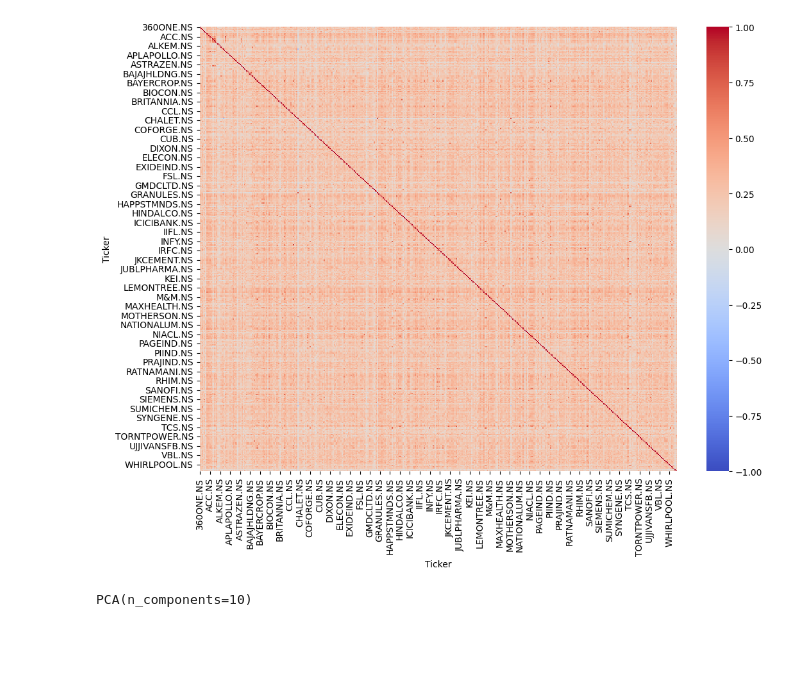
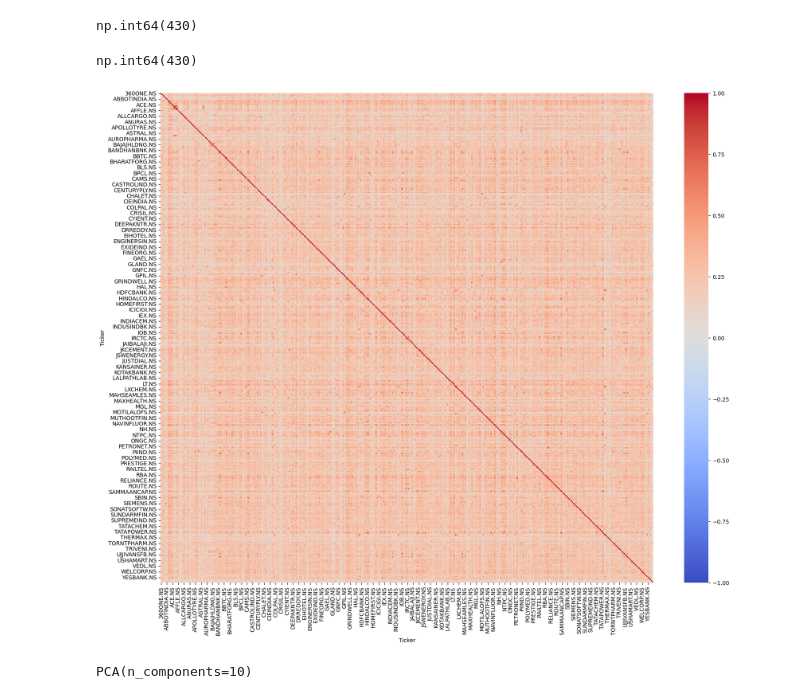
Before and after one commit to Abhisek-Gupta/eigenPortfolio, a Jupyter notebook: nifty500_5y_1w/nifty500_1w_simulation.ipynb, the cells around one changed output. Saved outputs shown, nothing was run; the diff lists cells and outputs as text; code cells hidden in the pictures; blank space fills up the shorter version.

```diff
--- a/nifty500_5y_1w/nifty500_1w_simulation.ipynb
+++ b/nifty500_5y_1w/nifty500_1w_simulation.ipynb
@@ -69,0 +35,11 @@ nifty500_index = yf.download('^CRSLDX', period='5y', interval='1wk')
+# %%
+tickers = nifty500_df['Symbol'].astype('str') + '.NS'
+tickers_list = tickers.to_list()
+
+# 2 years:
+# raw_train_data = yf.download(tickers_list, start='2020-04-01', end='2024-03-31', interval='1wk')
+# raw_test_data = yf.download(tickers_list, start='2024-04-01', interval='1wk')
+
+# 1 year:
+raw_train_data = yf.download(tickers_list, start='2021-04-01', end='2025-03-31', interval='1wk')
+raw_test_data = yf.download(tickers_list, start='2025-04-01', interval='1wk')
@@ -70,3 +60,4 @@ nifty500_index = yf.download('^CRSLDX', period='5y', interval='1wk')
 # %%
-closing_prices = raw_data['Close']
+close_train_prices = raw_train_data['Close']
+close_test_prices = raw_test_data['Close']
 benchmark = nifty500_index['Close']
@@ -77,13 +111,29 @@ X_train, X_test, Y_train, Y_test = train_test_split(closing_prices, benchmark, t
+# %%
+common_cols = close_train_prices.columns.intersection(close_test_prices.columns)
+
+valid_cols = [
+    c for c in common_cols
+    if close_train_prices[c].notna().all() and close_test_prices[c].notna().all()
+]
+
+close_train_prices = close_train_prices.loc[:, valid_cols]
+close_test_prices = close_test_prices.loc[:, valid_cols]
+# %%
+display(close_train_prices.columns.value_counts().sum())
+display(close_test_prices.columns.value_counts().sum())
+# %% [output]
+np.int64(430)
+np.int64(430)
 # %%
-log_returns = np.log(X_train/X_train.shift(1)).dropna()
+log_returns = np.log(close_train_prices/close_train_prices.shift(1)).dropna()
 # %%
 corr_matrix = log_returns.corr()
 
-plt.figure(figsize=(12,9))
+plt.figure(figsize=(20, 16))
 sns.heatmap(corr_matrix, cmap='coolwarm', vmin=-1, vmax=1)
 plt.show()
 # %% [output]
-[figure, old version]
+[figure, new version]
 # %%
 scaled_log_returns = StandardScaler().fit_transform(log_returns)
 
```
Also changed, not shown: parts of 25 cells of this notebook, 8 other files.
